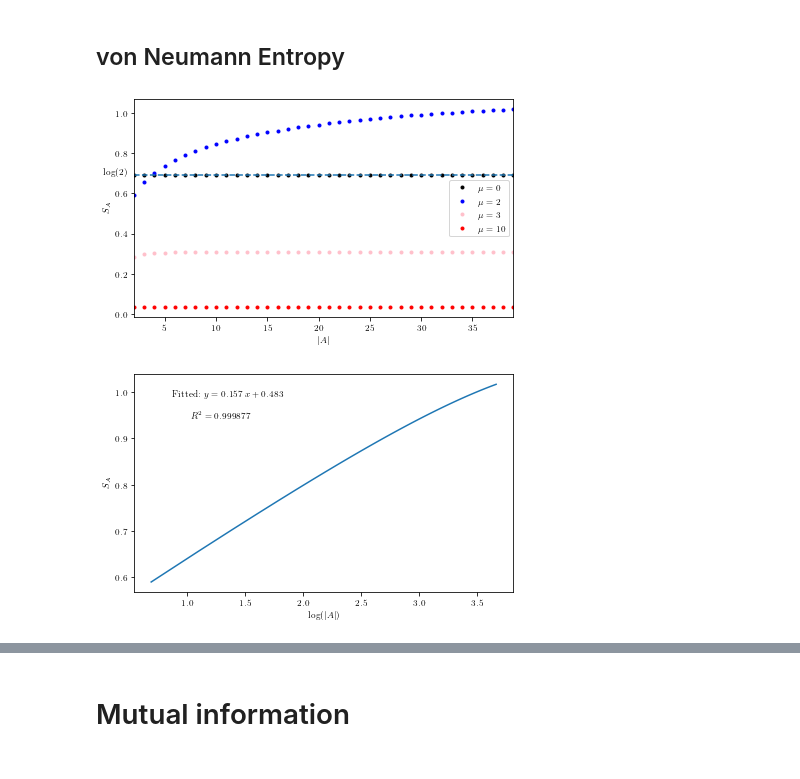
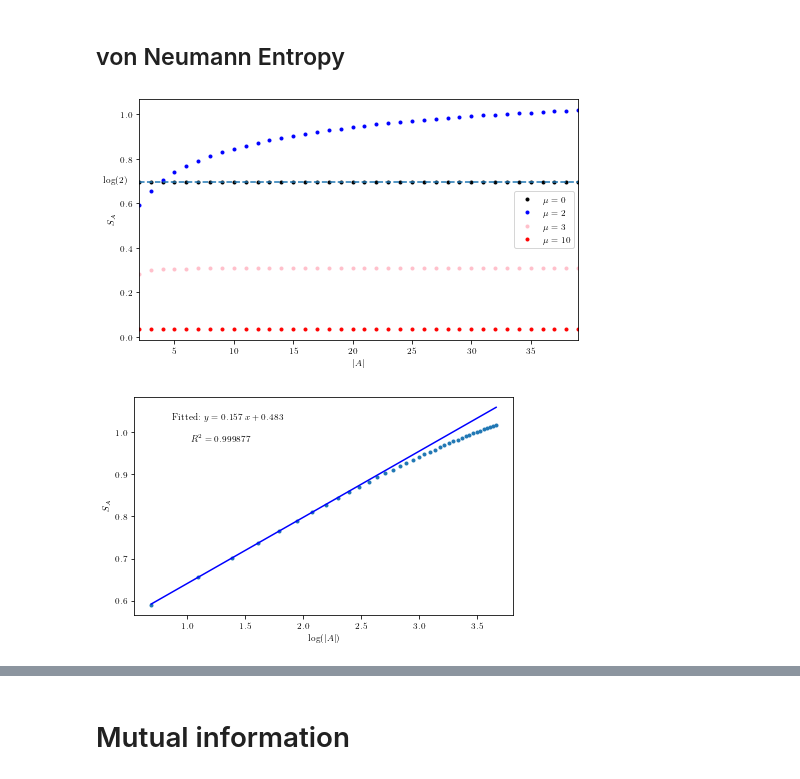
Before and after one commit to hainingpan/SPT, a Jupyter notebook: test_Kitaev.ipynb, the cells around one changed output, grey strips where cells are left out. Drawn from its saved outputs; the diff is of its cells as text; code cells hidden in the pictures.

Commit message:
update figures

```diff
--- a/test_Kitaev.ipynb
+++ b/test_Kitaev.ipynb
@@ -19,12 +19,12 @@ plt.rcParams['figure.figsize']=(6.8,4)
 ## Derivative of von Neumann entropy
 # %%
 mu_list=np.linspace(0,4,100)
-shannon_entropy_mu_list=[]
+von_Neumann_entropy_mu_list=[]
 spectrum_gap_list=[]
 eigvallist=[]
 for mu in mu_list:
     params=Params(mu=mu,Delta=0.1,L=400)
-    shannon_entropy_mu_list.append(params.shannon_entropy(np.arange(10)))
+    von_Neumann_entropy_mu_list.append(params.von_Neumann_entropy(np.arange(10)))
     val=params.val
     spectrum_gap_list.append(np.max(val[val<0])-np.min(val[val>0]))
     eigvallist.append(val)
@@ -49,16 +49,16 @@ for index in range(eigvallist[0].shape[0]):
 [figure]
 # %%
 Delta_list=np.linspace(0.1,2,20)
-shannon_entropy_Delta_10_list=[]
-shannon_entropy_Delta_30_list=[]
-shannon_entropy_Delta_50_list=[]
-shannon_entropy_Delta_70_list=[]
+von_Neumann_entropy_Delta_10_list=[]
+von_Neumann_entropy_Delta_30_list=[]
+von_Neumann_entropy_Delta_50_list=[]
+von_Neumann_entropy_Delta_70_list=[]
 
 for Delta in Delta_list:
     params=Params(mu=0,Delta=Delta,L=400)
-    shannon_entropy_Delta_10_list.append(params.shannon_entropy(np.arange(10)))
-    shannon_entropy_Delta_30_list.append(params.shannon_entropy(np.arange(30)))
-    shannon_entropy_Delta_50_list.append(params.shannon_entropy(np.arange(50)))
-    shannon_entropy_Delta_70_list.append(params.shannon_entropy(np.arange(70)))
+    von_Neumann_entropy_Delta_10_list.append(params.von_Neumann_entropy(np.arange(10)))
+    von_Neumann_entropy_Delta_30_list.append(params.von_Neumann_entropy(np.arange(30)))
+    von_Neumann_entropy_Delta_50_list.append(params.von_Neumann_entropy(np.arange(50)))
+    von_Neumann_entropy_Delta_70_list.append(params.von_Neumann_entropy(np.arange(70)))
 # %%
 fig,ax=plt.subplots(figsize=(6.8,4))
@@ -79,40 +79,42 @@ ax.axhline(y=np.log(2),ls='--')
 # %% [markdown]
 ## von Neumann Entropy
 # %%
-def generate_A_dep(mu,shannon_entropy_list):
+def generate_A_dep(mu,von_Neumann_entropy_list):
     subregion_max_list=np.arange(2,40)
-    shannon_entropy_list[mu]=[]
+    von_Neumann_entropy_list[mu]=[]
     params=Params(mu=mu,Delta=1,L=400)
     for subregion_max in subregion_max_list:
-        shannon_entropy_list[mu].append(params.shannon_entropy(np.arange(subregion_max)))
+        von_Neumann_entropy_list[mu].append(params.von_Neumann_entropy(np.arange(subregion_max)))
 # %%
-shannon_entropy_list={}
+von_Neumann_entropy_list={}
 for i in (0,2,3,10):
-    generate_A_dep(i,shannon_entropy_list)
+    generate_A_dep(i,von_Neumann_entropy_list)
 # %%
 fig,ax=plt.subplots(figsize=(6.8,4))
 subregion_max_list=np.arange(2,40)
 for i,color in zip((0,2,3,10),('k','b','pink','red')):
-    ax.plot(subregion_max_list,shannon_entropy_list[i],'.',label=r'$\mu={}$'.format((i)),color=color)
+    ax.plot(subregion_max_list,von_Neumann_entropy_list[i],'.',label=r'$\mu={}$'.format((i)),color=color)
 ax.legend()
 # ax.plot(subregion_max_list,1/3*np.log(subregion_max_list))
 ax.margins(x=0)
 ax.axhline(y=np.log(2),ls='--')
 ax.text(-1,np.log(2),r'$\log(2)$')
 ax.set_xlabel(r'$|A|$')
 ax.set_ylabel(r'$S_A$')
 
+fig.tight_layout()
 fig.savefig('/mnt/d/kitp/Rp_SPT/2/SA_vs_A_L_fixed.pdf',bbox_inches='tight')
 # %% [output]
-[figure, old version]
+[figure, new version]
 # %%
 fig,ax=plt.subplots(figsize=(6.8,4))
-ax.plot(np.log(subregion_max_list),(shannon_entropy_list[2]))
+ax.plot(np.log(subregion_max_list),(von_Neumann_entropy_list[2]),'.')
 ax.set_xlabel(r'$\log(|A|)$')
 ax.set_ylabel(r'$S_A$')
-lr=scipy.stats.linregress(np.log(subregion_max_list)[:10],(shannon_entropy_list[2])[:10])
+lr=scipy.stats.linregress(np.log(subregion_max_list)[:10],(von_Neumann_entropy_list[2])[:10])
 ax.text(0.1,0.9,r'Fitted: $y={:.3f}~x+ {:.3f}$'.format(lr.slope,lr.intercept),transform=ax.transAxes)
 ax.text(0.15,0.8,r' $R^2={:f}$'.format(lr.rvalue),transform=ax.transAxes)
+ax.plot(np.log(subregion_max_list),lr.slope*np.log(subregion_max_list)+lr.intercept,'b')
 fig.savefig('/mnt/d/kitp/Rp_SPT/2/critical_exponent.pdf',bbox_inches='tight')
 # %% [output]
-[figure, old version]
+[figure, new version]
```
Also changed, not shown: parts of 11 cells of this notebook, 1 other file.
